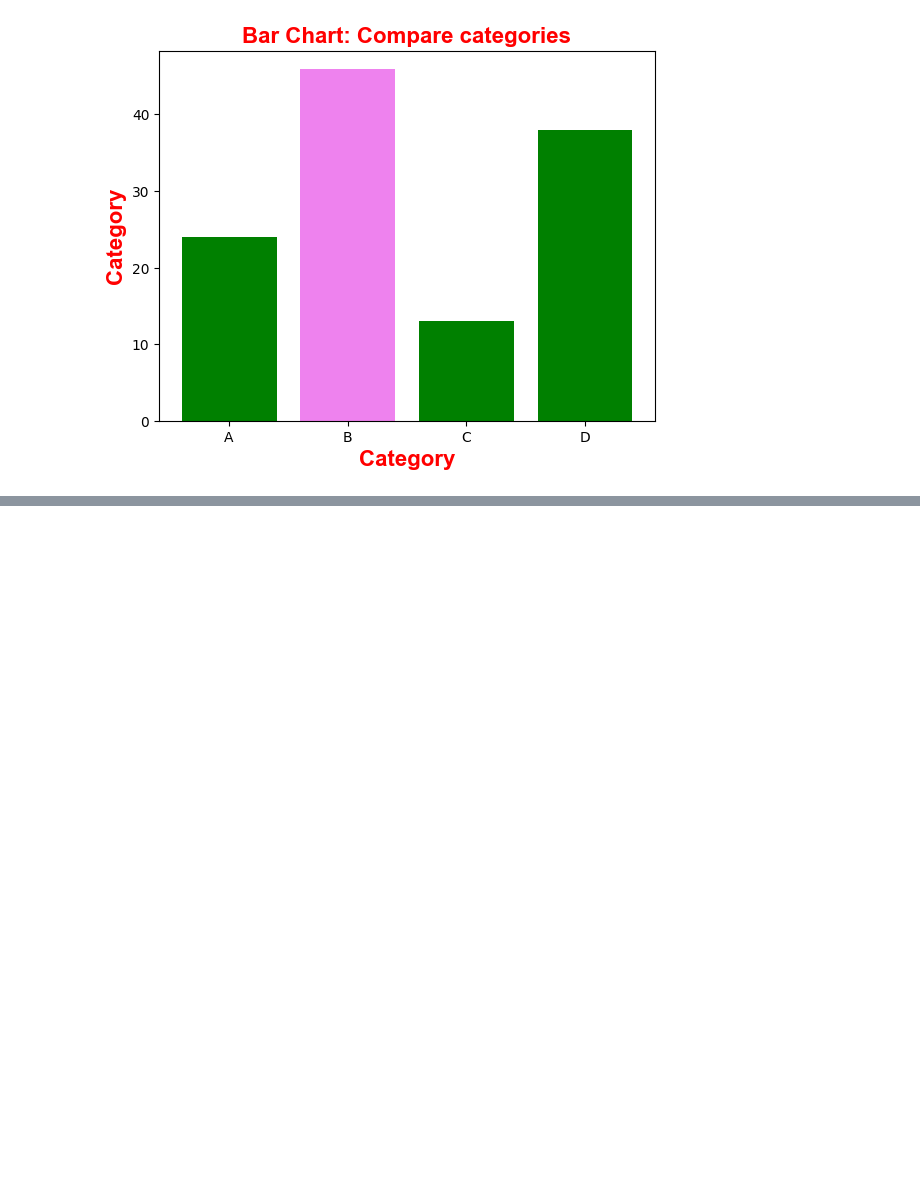
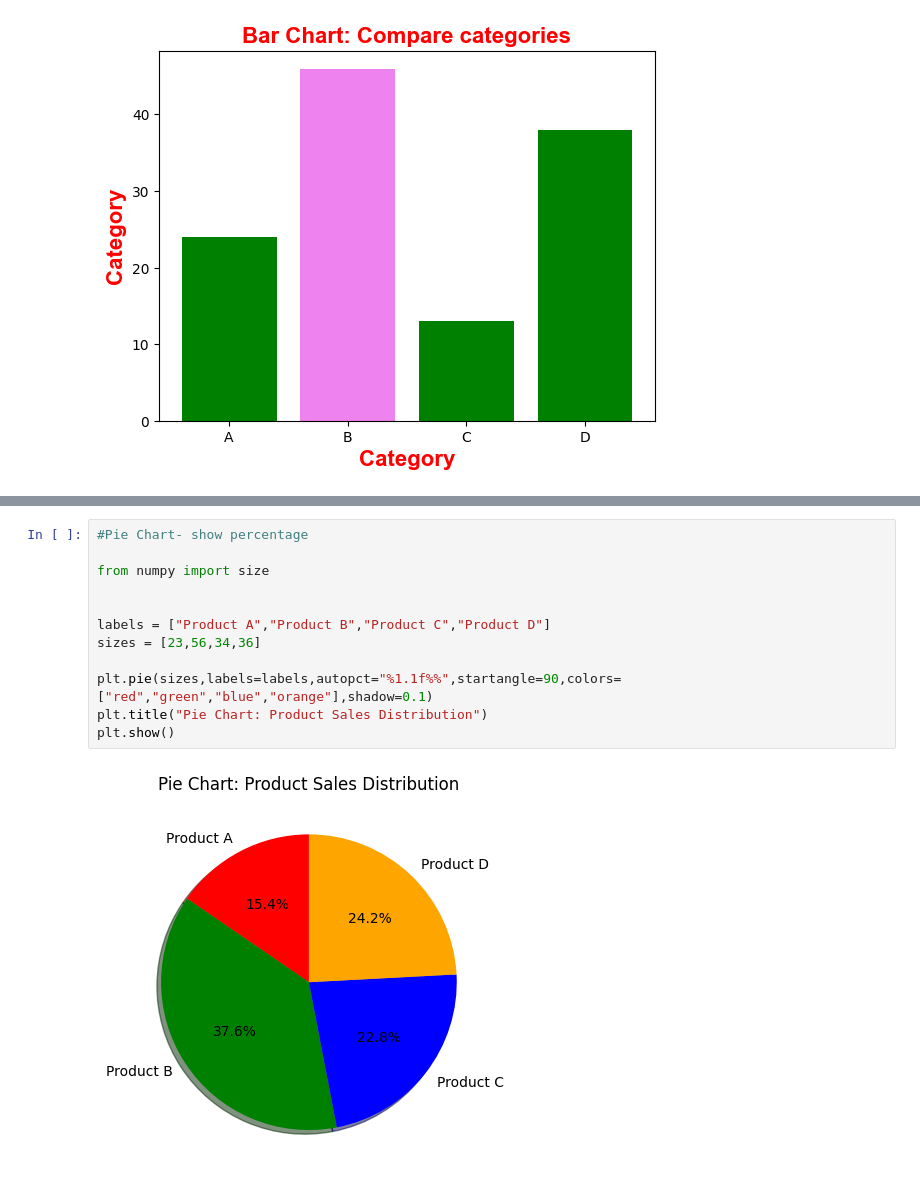
Before and after one commit to AaminSingh/Data-Science-, a Jupyter notebook: Day_9/matplotlib.ipynb, the cells around one changed output, grey strips where cells are left out. Drawn from its saved outputs; the diff is of its cells as text; blank space fills up the shorter version.

```diff
--- a/Day_9/matplotlib.ipynb
+++ b/Day_9/matplotlib.ipynb
@@ -45,0 +85,14 @@ plt.show()
+# %%
+#Pie Chart- show percentage
+
+from numpy import size
+
+
+labels = ["Product A","Product B","Product C","Product D"]
+sizes = [23,56,34,36]
+
+plt.pie(sizes,labels=labels,autopct="%1.1f%%",startangle=90,colors=["red","green","blue","orange"],shadow=0.1)
+plt.title("Pie Chart: Product Sales Distribution")
+plt.show()
+# %% [output]
+[figure, added]
```
Also changed, not shown: parts of 3 cells of this notebook.
